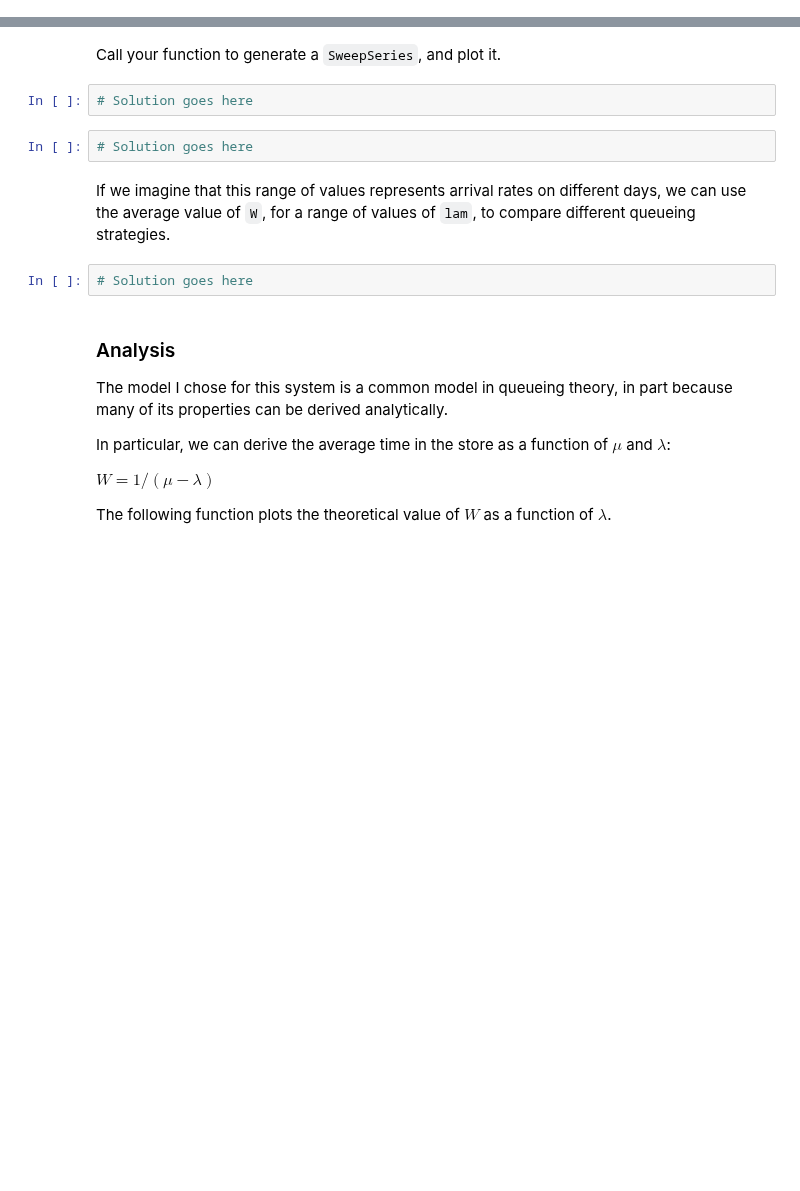
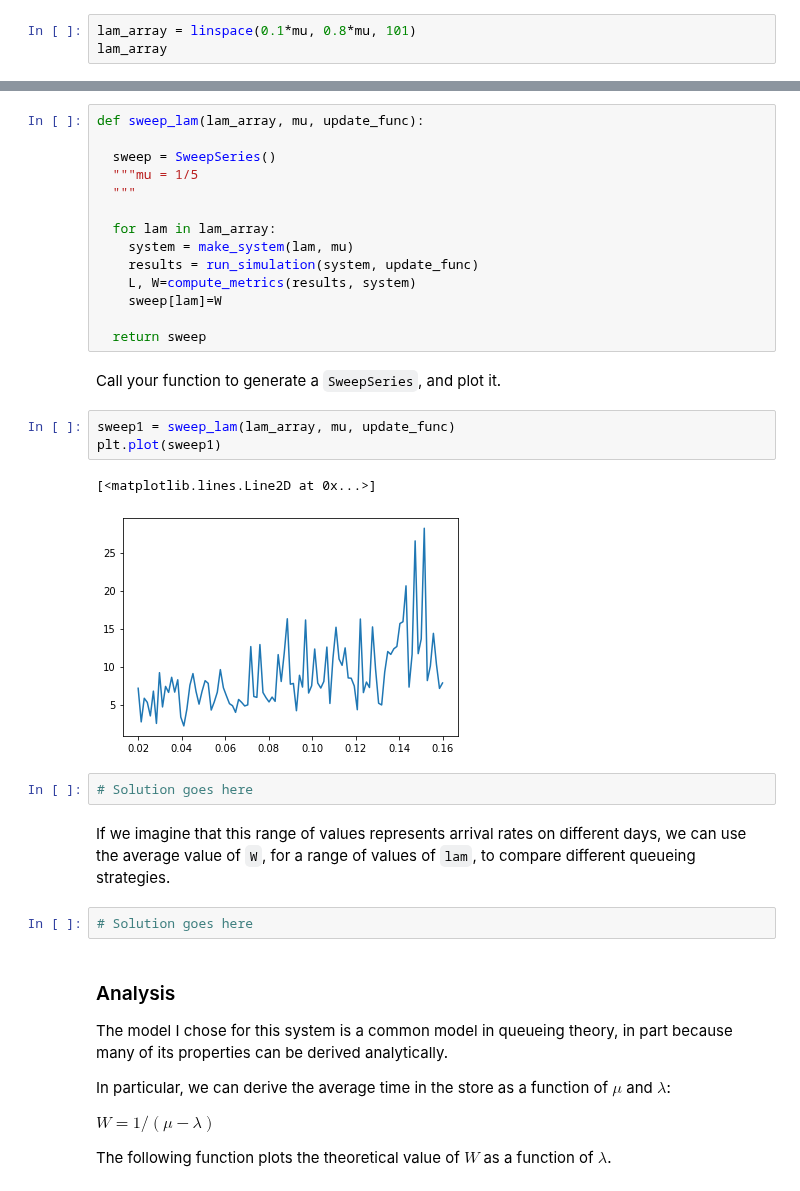
Before and after one commit to ferrysany/ModSimPy, a Jupyter notebook: examples/queue.ipynb, the cells around one changed output, grey strips where cells are left out. Saved outputs shown, nothing was run; the diff lists cells and outputs as text; blank space fills up the shorter version.

```diff
--- a/examples/queue.ipynb
+++ b/examples/queue.ipynb
@@ -154,0 +153,3 @@ Create an array of values for `lam`.
+# %%
+lam_array = linspace(0.1*mu, 0.8*mu, 101)
+lam_array
@@ -163,7 +176,25 @@ It should return the `SweepSeries`.
+# %%
+def sweep_lam(lam_array, mu, update_func):
+
+  sweep = SweepSeries()
+  """mu = 1/5
+  """
+
+  for lam in lam_array:
+    system = make_system(lam, mu)
+    results = run_simulation(system, update_func)
+    L, W=compute_metrics(results, system)
+    sweep[lam]=W
+
+  return sweep
 # %% [markdown]
 Call your function to generate a `SweepSeries`, and plot it.
-# %%
-# Solution goes here
+# %%
+sweep1 = sweep_lam(lam_array, mu, update_func)
+plt.plot(sweep1)
+# %% [output]
+[<matplotlib.lines.Line2D at 0x...>]
+[figure, added]
 # %%
 # Solution goes here
 # %% [markdown]
```
Also changed, not shown: parts of 3 cells of this notebook.
